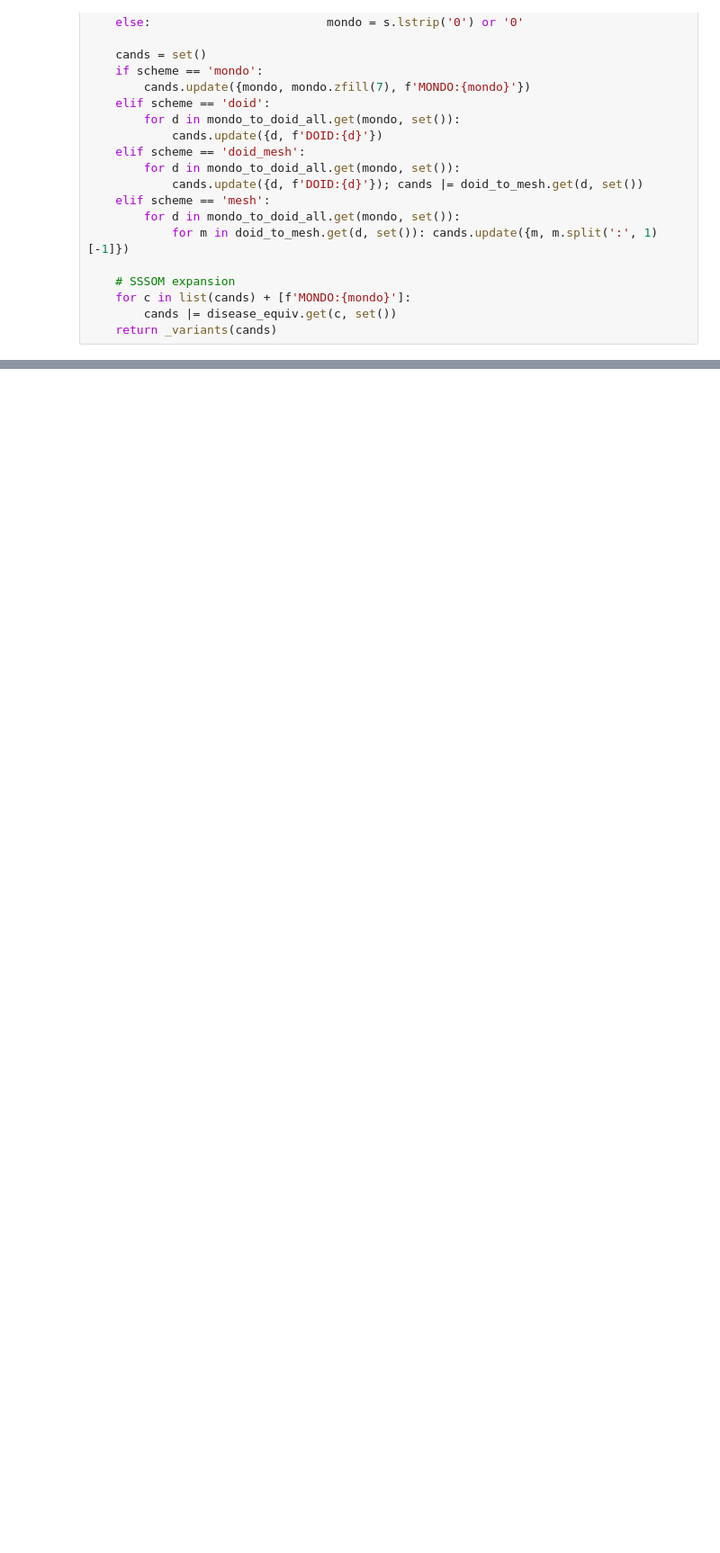
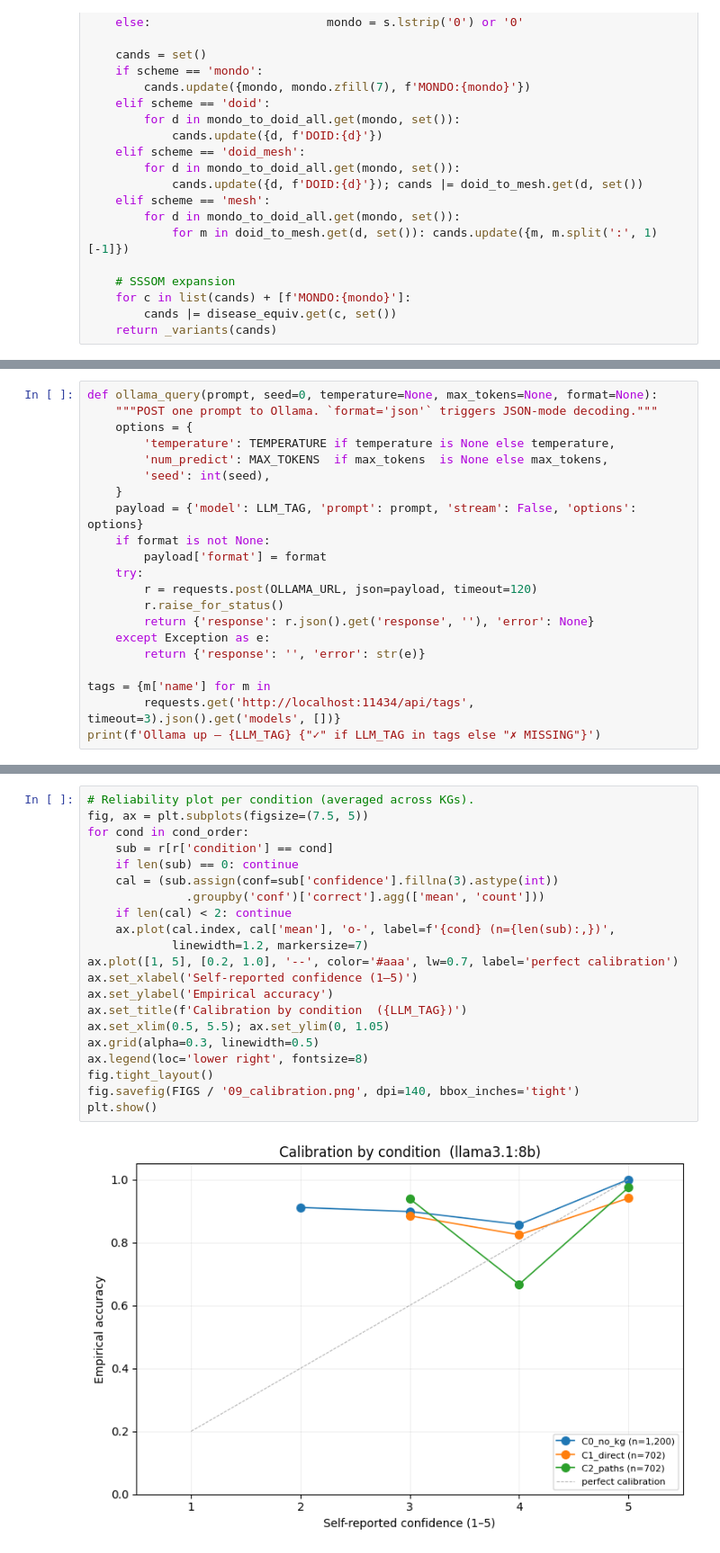
Before and after one commit to emmolins/biokgsuite_dashboard, a Jupyter notebook: eval_notebooks/09_llm_integration.ipynb, the cells around one changed output, grey strips where cells are left out. Shown at 90% size. Cells and saved outputs as stored; diff of their text form; blank space fills up the shorter version.

```diff
--- a/eval_notebooks/09_llm_integration.ipynb
+++ b/eval_notebooks/09_llm_integration.ipynb
@@ -834,0 +752,21 @@ quality = {kg.lower(): float(np.mean(v)) for kg, v in per_kg_dim.items() if v}
+# %%
+def ollama_query(prompt, seed=0, temperature=None, max_tokens=None, format=None):
+    """POST one prompt to Ollama. `format='json'` triggers JSON-mode decoding."""
+    options = {
+        'temperature': TEMPERATURE if temperature is None else temperature,
+        'num_predict': MAX_TOKENS  if max_tokens  is None else max_tokens,
+        'seed': int(seed),
+    }
+    payload = {'model': LLM_TAG, 'prompt': prompt, 'stream': False, 'options': options}
+    if format is not None:
+        payload['format'] = format
+    try:
+        r = requests.post(OLLAMA_URL, json=payload, timeout=120)
+        r.raise_for_status()
+        return {'response': r.json().get('response', ''), 'error': None}
+    except Exception as e:
+        return {'response': '', 'error': str(e)}
+
+tags = {m['name'] for m in
+        requests.get('http://localhost:11434/api/tags', timeout=3).json().get('models', [])}
+print(f'Ollama up — {LLM_TAG} {"✓" if LLM_TAG in tags else "✗ MISSING"}')
@@ -834,0 +1156,23 @@ quality = {kg.lower(): float(np.mean(v)) for kg, v in per_kg_dim.items() if v}
+# %%
+# Reliability plot per condition (averaged across KGs).
+fig, ax = plt.subplots(figsize=(7.5, 5))
+for cond in cond_order:
+    sub = r[r['condition'] == cond]
+    if len(sub) == 0: continue
+    cal = (sub.assign(conf=sub['confidence'].fillna(3).astype(int))
+              .groupby('conf')['correct'].agg(['mean', 'count']))
+    if len(cal) < 2: continue
+    ax.plot(cal.index, cal['mean'], 'o-', label=f'{cond} (n={len(sub):,})',
+            linewidth=1.2, markersize=7)
+ax.plot([1, 5], [0.2, 1.0], '--', color='#aaa', lw=0.7, label='perfect calibration')
+ax.set_xlabel('Self-reported confidence (1–5)')
+ax.set_ylabel('Empirical accuracy')
+ax.set_title(f'Calibration by condition  ({LLM_TAG})')
+ax.set_xlim(0.5, 5.5); ax.set_ylim(0, 1.05)
+ax.grid(alpha=0.3, linewidth=0.5)
+ax.legend(loc='lower right', fontsize=8)
+fig.tight_layout()
+fig.savefig(FIGS / '09_calibration.png', dpi=140, bbox_inches='tight')
+plt.show()
+# %% [output]
+[figure, added]
```
Also changed, not shown: parts of 42 cells of this notebook, 13 other files.
